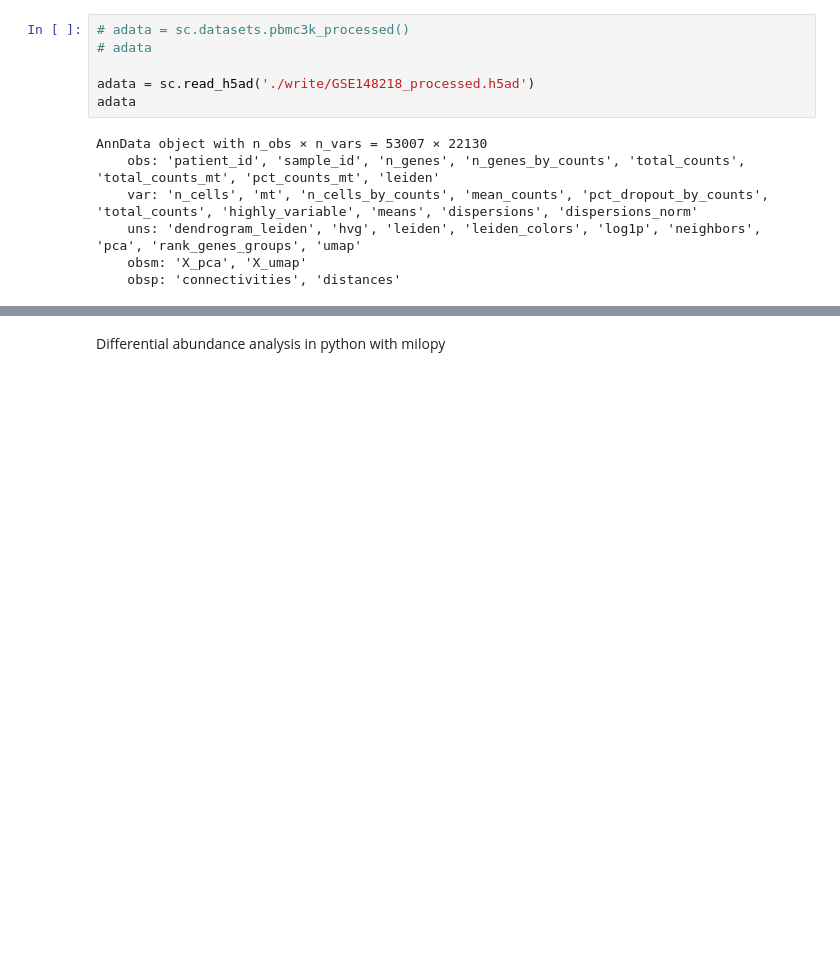
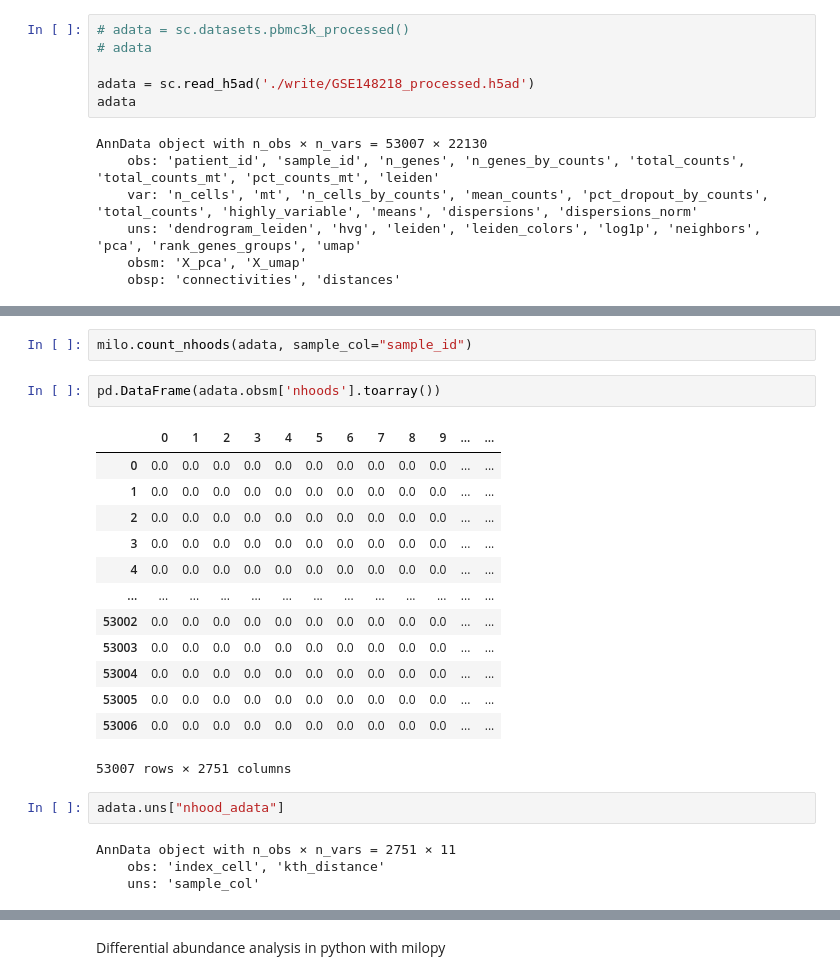
Before and after one commit to tuonglab/Alicia-Project-1, a Jupyter notebook: notebooks/Milo for Mehtonen et al.ipynb, the cells around one changed output, grey strips where cells are left out. Drawn from its saved outputs; the diff is of its cells as text; blank space fills up the shorter version.

```diff
--- a/notebooks/Milo for Mehtonen et al.ipynb
+++ b/notebooks/Milo for Mehtonen et al.ipynb
@@ -85,0 +125,24 @@ milopy.plot.plot_nhood_graph(adata, alpha=0.2, min_size=5)
+# %%
+milo.count_nhoods(adata, sample_col="sample_id")
+# %%
+pd.DataFrame(adata.obsm['nhoods'].toarray())
+# %% [output]
+|  | 0 | 1 | 2 | 3 | 4 | 5 | 6 | 7 | 8 | 9 | ... | ... |
+| 0 | 0.0 | 0.0 | 0.0 | 0.0 | 0.0 | 0.0 | 0.0 | 0.0 | 0.0 | 0.0 | ... | ... |
+| 1 | 0.0 | 0.0 | 0.0 | 0.0 | 0.0 | 0.0 | 0.0 | 0.0 | 0.0 | 0.0 | ... | ... |
+| 2 | 0.0 | 0.0 | 0.0 | 0.0 | 0.0 | 0.0 | 0.0 | 0.0 | 0.0 | 0.0 | ... | ... |
+| 3 | 0.0 | 0.0 | 0.0 | 0.0 | 0.0 | 0.0 | 0.0 | 0.0 | 0.0 | 0.0 | ... | ... |
+| 4 | 0.0 | 0.0 | 0.0 | 0.0 | 0.0 | 0.0 | 0.0 | 0.0 | 0.0 | 0.0 | ... | ... |
+| ... | ... | ... | ... | ... | ... | ... | ... | ... | ... | ... | ... | ... |
+| 53002 | 0.0 | 0.0 | 0.0 | 0.0 | 0.0 | 0.0 | 0.0 | 0.0 | 0.0 | 0.0 | ... | ... |
+| 53003 | 0.0 | 0.0 | 0.0 | 0.0 | 0.0 | 0.0 | 0.0 | 0.0 | 0.0 | 0.0 | ... | ... |
+| 53004 | 0.0 | 0.0 | 0.0 | 0.0 | 0.0 | 0.0 | 0.0 | 0.0 | 0.0 | 0.0 | ... | ... |
+| 53005 | 0.0 | 0.0 | 0.0 | 0.0 | 0.0 | 0.0 | 0.0 | 0.0 | 0.0 | 0.0 | ... | ... |
+| 53006 | 0.0 | 0.0 | 0.0 | 0.0 | 0.0 | 0.0 | 0.0 | 0.0 | 0.0 | 0.0 | ... | ... |
+53007 rows × 2751 columns
+# %%
+adata.uns["nhood_adata"]
+# %% [output]
+AnnData object with n_obs × n_vars = 2751 × 11
+    obs: 'index_cell', 'kth_distance'
+    uns: 'sample_col'
```
Also changed, not shown: parts of 50 cells of this notebook.
